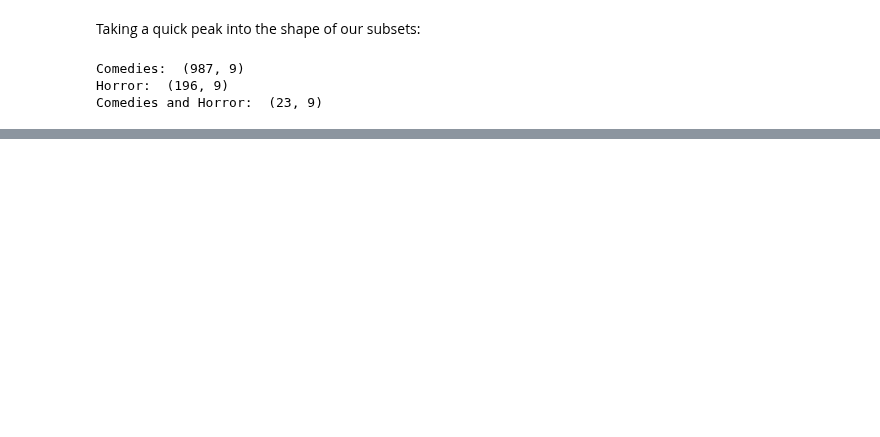
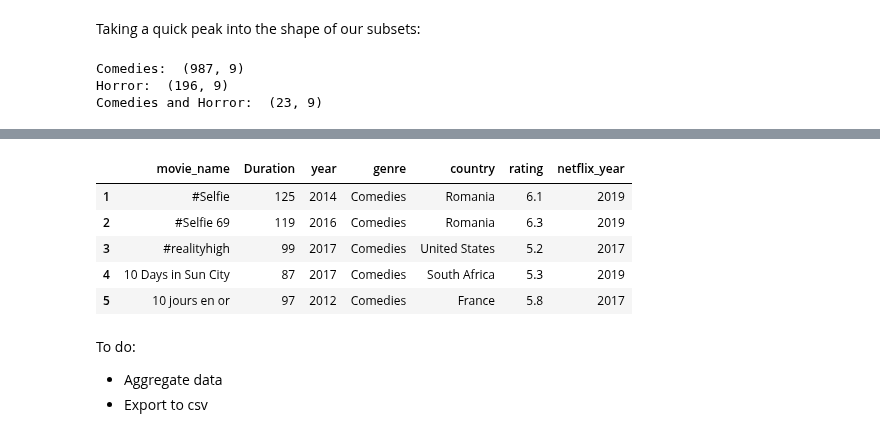
Before and after one commit to Kristian-Abad/Netflix-Movies-Project, a Jupyter notebook: Netflix_Movies.ipynb, the cells around one changed output, grey strips where cells are left out. Saved outputs shown, nothing was run; the diff lists cells and outputs as text; code cells hidden in the pictures; blank space fills up the shorter version.

```diff
--- a/Netflix_Movies.ipynb
+++ b/Netflix_Movies.ipynb
@@ -184,0 +208,15 @@ Comedies and Horror:  (23, 9)
+# %%
+data_complete_ch = data_complete_ch.drop(columns = ['director','actors']).rename(columns={'enter_in_netflix':'netflix_year'})
+data_complete_ch.head()
+# %% [output]
+|  | movie_name | Duration | year | genre | country | rating | netflix_year |
+| 1 | #Selfie | 125 | 2014 | Comedies | Romania | 6.1 | 2019 |
+| 2 | #Selfie 69 | 119 | 2016 | Comedies | Romania | 6.3 | 2019 |
+| 3 | #realityhigh | 99 | 2017 | Comedies | United States | 5.2 | 2017 |
+| 4 | 10 Days in Sun City | 87 | 2017 | Comedies | South Africa | 5.3 | 2019 |
+| 5 | 10 jours en or | 97 | 2012 | Comedies | France | 5.8 | 2017 |
+# %% [markdown]
+
+To do:
+*   Aggregate data
+*   Export to csv
```
Also changed, not shown: parts of 7 cells of this notebook.
